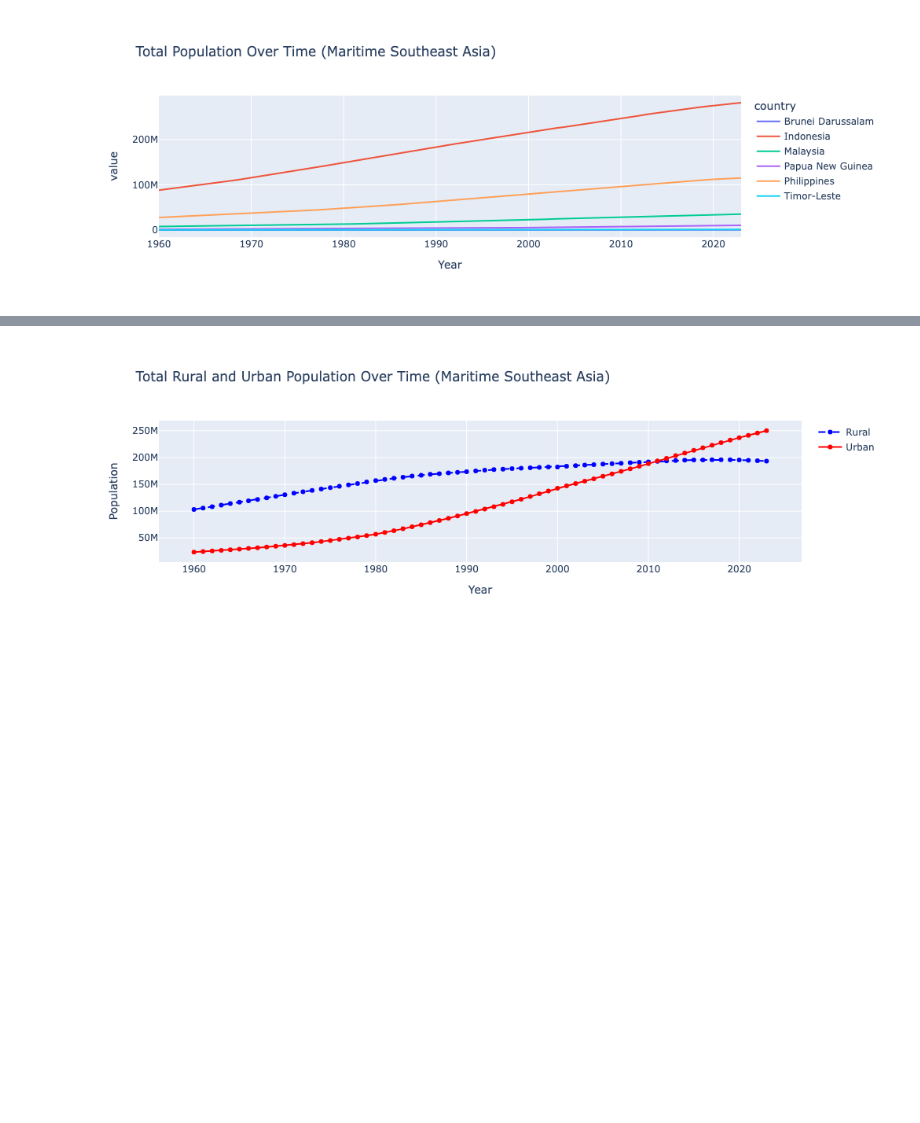
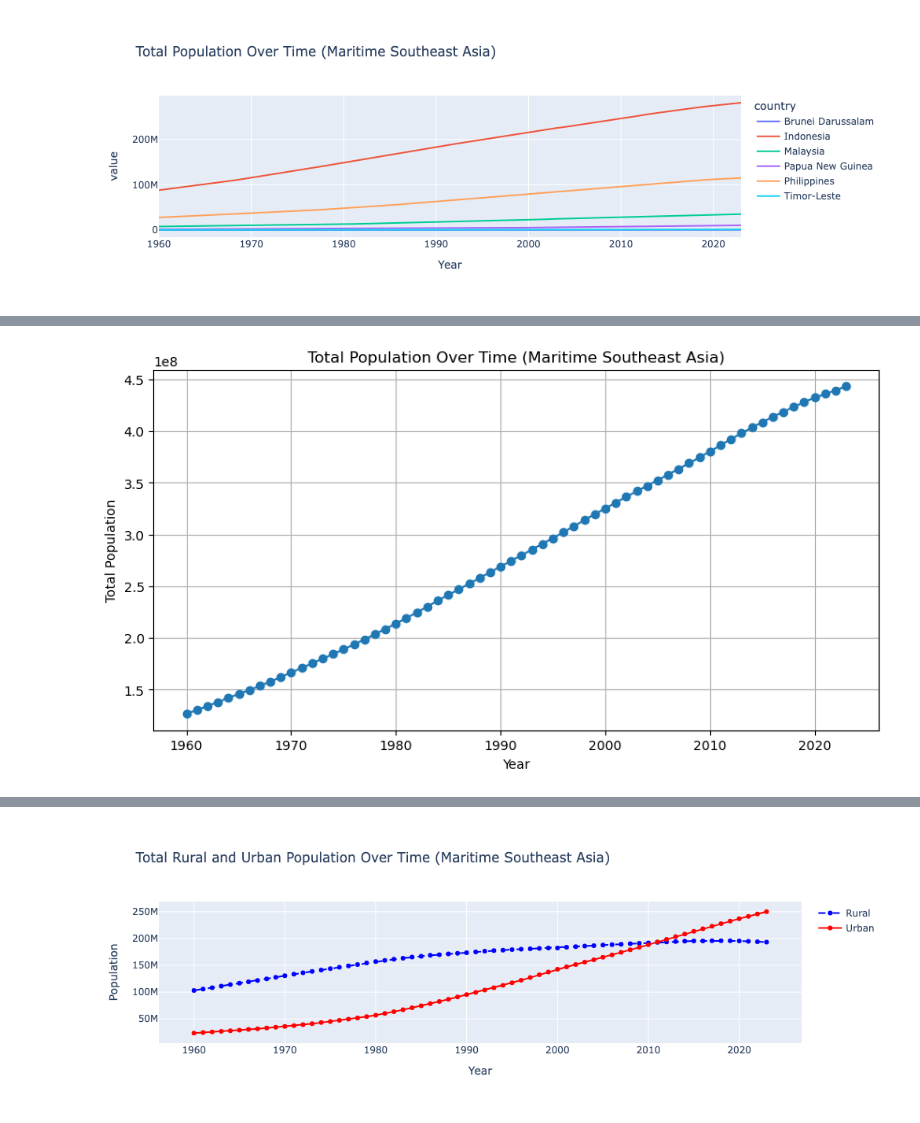
Before and after one commit to eitrager/eep153project, a Jupyter notebook: PopTemplate-MSEA.ipynb, the cells around one changed output, grey strips where cells are left out. Drawn from its saved outputs; the diff is of its cells as text; code cells hidden in the pictures; blank space fills up the shorter version.

Commit message:
MSEA-Pop&Ag

```diff
--- a/PopTemplate-MSEA.ipynb
+++ b/PopTemplate-MSEA.ipynb
@@ -299,0 +169,24 @@ overlay_population("Timor-Leste", MSEA_pop)
+# %%
+import matplotlib.pyplot as plt
+
+# Calculate total population for the region
+MSEA_total = MSEA_pop["Total Population"].sum(axis=1)
+
+# Create a DataFrame for plotting
+MSEA_total_df = MSEA_total.reset_index()
+MSEA_total_df.columns = ['Year', 'Total Population']
+
+# Plot the total population over time
+plt.figure(figsize=(10, 5))
+plt.plot(MSEA_total_df['Year'], MSEA_total_df['Total Population'], marker='o', linestyle='-')
+
+# Add title and labels
+plt.title("Total Population Over Time (Maritime Southeast Asia)")
+plt.xlabel("Year")
+plt.ylabel("Total Population")
+plt.grid(True)
+
+# Show the plot
+plt.show()
+# %% [output]
+[figure, added]
```
Also changed, not shown: parts of 33 cells of this notebook, 3 other files.
